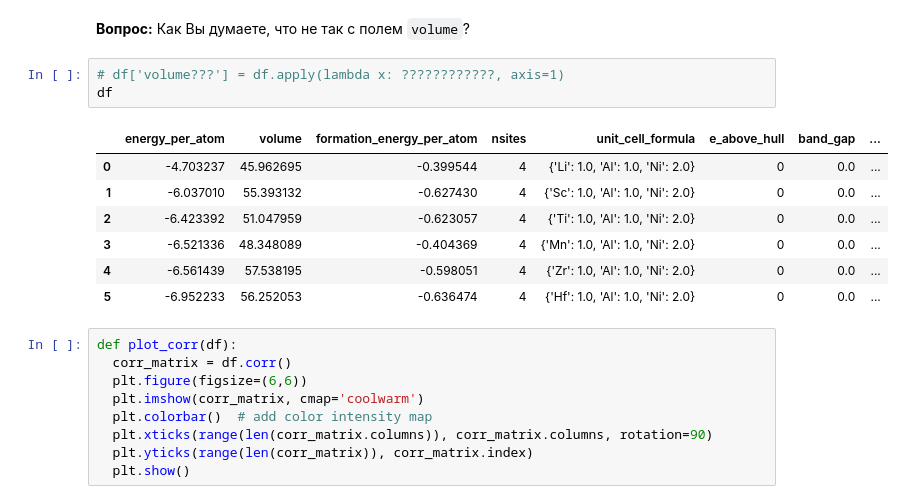
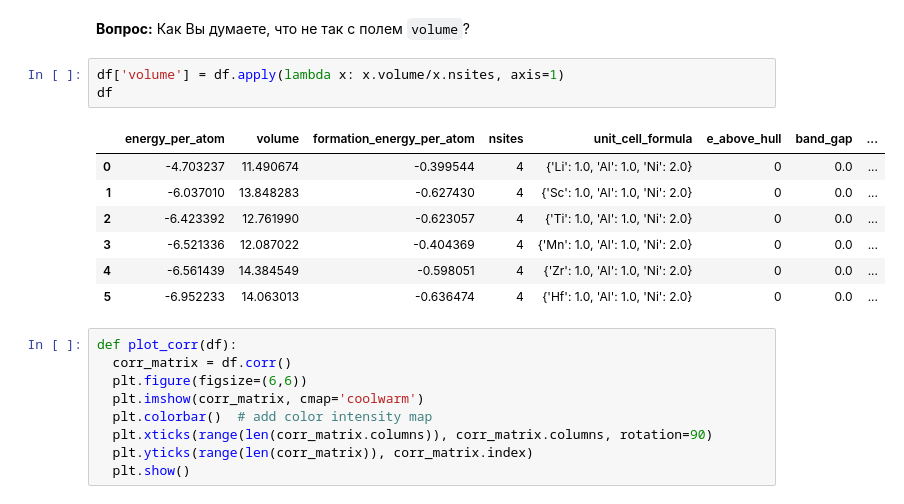
Before and after one commit to evan2s2/tutorials_on_data_base_analysis, a Jupyter notebook: XAPI_mat_proj_v3.ipynb, the cells around one changed output. Saved outputs shown, nothing was run; the diff lists cells and outputs as text.

```diff
--- a/XAPI_mat_proj_v3.ipynb
+++ b/XAPI_mat_proj_v3.ipynb
@@ -575,16 +575,16 @@ df.sample(3)
 **Вопрос:**
 Как Вы думаете, что не так с полем `volume`?
 # %%
-# df['volume???'] = df.apply(lambda x: ????????????, axis=1)
+df['volume'] = df.apply(lambda x: x.volume/x.nsites, axis=1)
 df
 # %% [output]
 |  | energy_per_atom | volume | formation_energy_per_atom | nsites | unit_cell_formula | e_above_hull | band_gap | ... |
-| 0 | -4.703237 | 45.962695 | -0.399544 | 4 | {'Li': 1.0, 'Al': 1.0, 'Ni': 2.0} | 0 | 0.0 | ... |
-| 1 | -6.037010 | 55.393132 | -0.627430 | 4 | {'Sc': 1.0, 'Al': 1.0, 'Ni': 2.0} | 0 | 0.0 | ... |
-| 2 | -6.423392 | 51.047959 | -0.623057 | 4 | {'Ti': 1.0, 'Al': 1.0, 'Ni': 2.0} | 0 | 0.0 | ... |
-| 3 | -6.521336 | 48.348089 | -0.404369 | 4 | {'Mn': 1.0, 'Al': 1.0, 'Ni': 2.0} | 0 | 0.0 | ... |
-| 4 | -6.561439 | 57.538195 | -0.598051 | 4 | {'Zr': 1.0, 'Al': 1.0, 'Ni': 2.0} | 0 | 0.0 | ... |
-| 5 | -6.952233 | 56.252053 | -0.636474 | 4 | {'Hf': 1.0, 'Al': 1.0, 'Ni': 2.0} | 0 | 0.0 | ... |
+| 0 | -4.703237 | 11.490674 | -0.399544 | 4 | {'Li': 1.0, 'Al': 1.0, 'Ni': 2.0} | 0 | 0.0 | ... |
+| 1 | -6.037010 | 13.848283 | -0.627430 | 4 | {'Sc': 1.0, 'Al': 1.0, 'Ni': 2.0} | 0 | 0.0 | ... |
+| 2 | -6.423392 | 12.761990 | -0.623057 | 4 | {'Ti': 1.0, 'Al': 1.0, 'Ni': 2.0} | 0 | 0.0 | ... |
+| 3 | -6.521336 | 12.087022 | -0.404369 | 4 | {'Mn': 1.0, 'Al': 1.0, 'Ni': 2.0} | 0 | 0.0 | ... |
+| 4 | -6.561439 | 14.384549 | -0.598051 | 4 | {'Zr': 1.0, 'Al': 1.0, 'Ni': 2.0} | 0 | 0.0 | ... |
+| 5 | -6.952233 | 14.063013 | -0.636474 | 4 | {'Hf': 1.0, 'Al': 1.0, 'Ni': 2.0} | 0 | 0.0 | ... |
 # %%
 def plot_corr(df):
   corr_matrix = df.corr()
```
Also changed, not shown: parts of 26 cells of this notebook, 1 other file.
